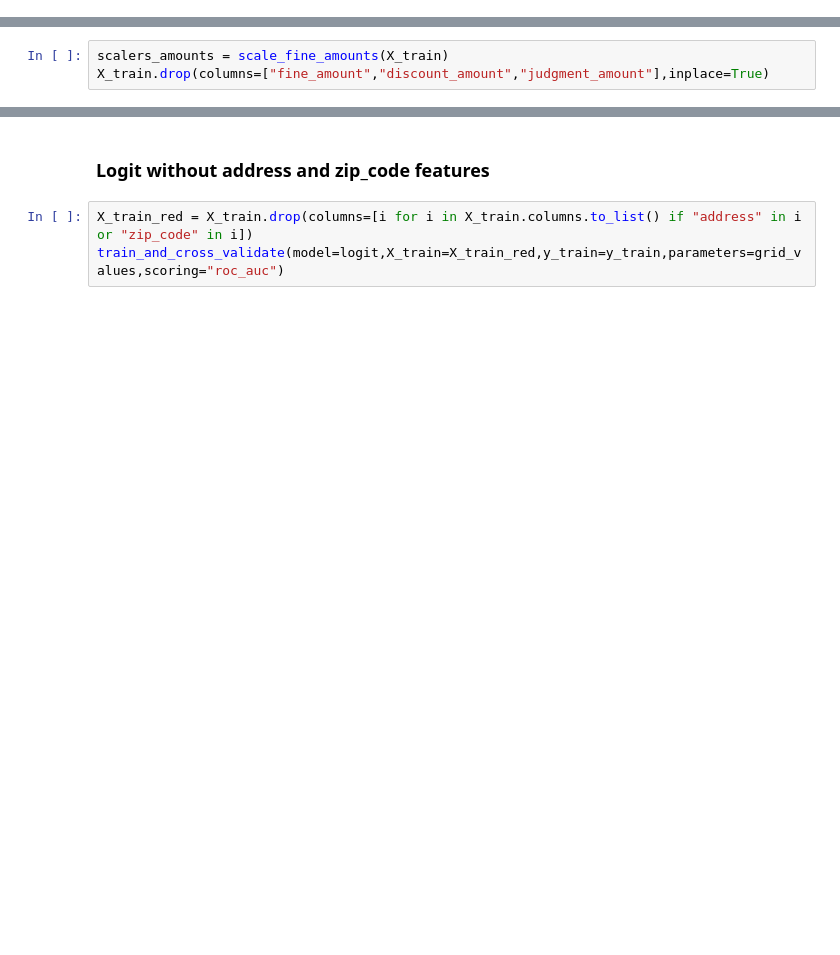
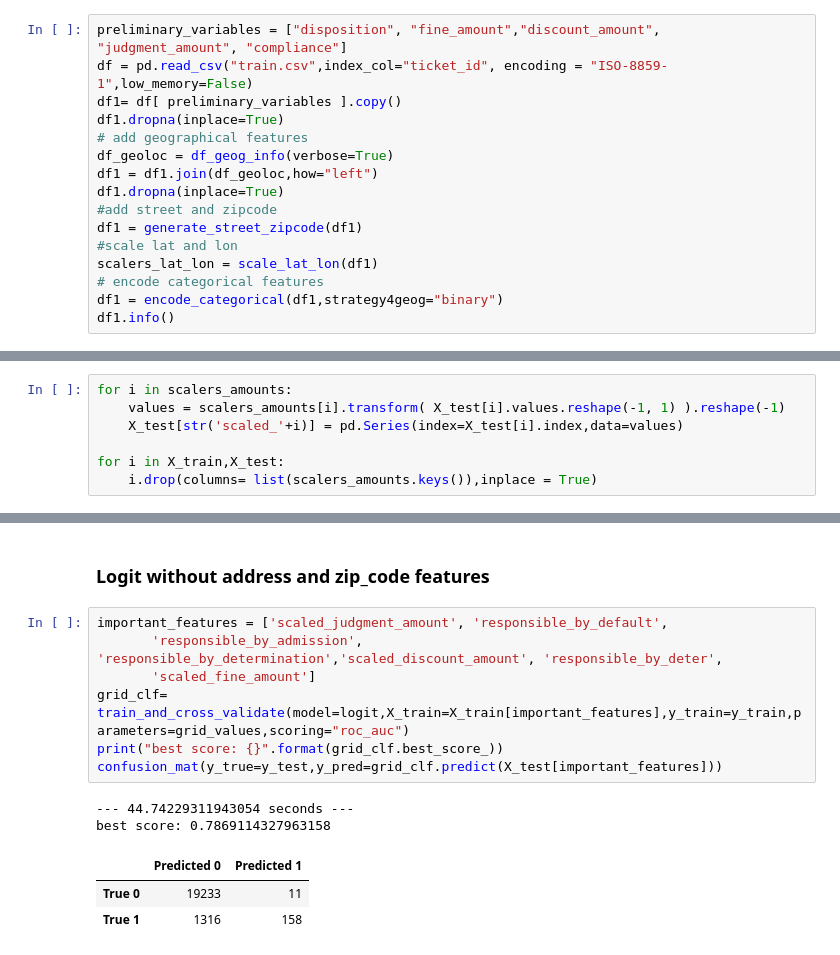
Before and after one commit to cesarliz10/predicting_property_fines_payment, a Jupyter notebook: 2_Classification_LogisticRegression.ipynb, the cells around one changed output, grey strips where cells are left out. Drawn from its saved outputs; the diff is of its cells as text; blank space fills up the shorter version.

Commit message:
training and cross validation for logistic regression and random forrest. Confusion Matrix results and Feature importances are shown

```diff
--- a/2_Classification_LogisticRegression.ipynb
+++ b/2_Classification_LogisticRegression.ipynb
@@ -68,0 +14,16 @@ Variable address:
+# %%
+preliminary_variables = ["disposition", "fine_amount","discount_amount", "judgment_amount", "compliance"]
+df = pd.read_csv("train.csv",index_col="ticket_id", encoding = "ISO-8859-1",low_memory=False)
+df1= df[ preliminary_variables ].copy()
+df1.dropna(inplace=True)
+# add geographical features
+df_geoloc = df_geog_info(verbose=True)
+df1 = df1.join(df_geoloc,how="left")
+df1.dropna(inplace=True)
+#add street and zipcode
+df1 = generate_street_zipcode(df1)
+#scale lat and lon
+scalers_lat_lon = scale_lat_lon(df1)
+# encode categorical features
+df1 = encode_categorical(df1,strategy4geog="binary")
+df1.info()
@@ -76,6 +55,3 @@ X_train, X_test, y_train, y_test = train_test_split(df1[features], df1[target],
 # %% [markdown]
 ### Scaling  features related with fines amounts
 - The features related with fine amounts are normalized but not center around the mean.
-# %%
-scalers_amounts = scale_fine_amounts(X_train)
-X_train.drop(columns=["fine_amount","discount_amount","judgment_amount"],inplace=True)
@@ -81,0 +60,7 @@ X_train.drop(columns=["fine_amount","discount_amount","judgment_amount"],inplace
+# %%
+for i in scalers_amounts:
+    values = scalers_amounts[i].transform( X_test[i].values.reshape(-1, 1) ).reshape(-1)
+    X_test[str('scaled_'+i)] = pd.Series(index=X_test[i].index,data=values)
+
+for i in X_train,X_test:
+    i.drop(columns= list(scalers_amounts.keys()),inplace = True)
@@ -209,5 +173,15 @@ feature_importances_logit(grid_clf,X_train_no_outl)
 # %% [markdown]
 ### Logit without address and zip_code features
-# %%
-X_train_red = X_train.drop(columns=[i for i in X_train.columns.to_list() if "address" in i or "zip_code" in i])
-train_and_cross_validate(model=logit,X_train=X_train_red,y_train=y_train,parameters=grid_values,scoring="roc_auc")
+# %%
+important_features = ['scaled_judgment_amount', 'responsible_by_default',
+       'responsible_by_admission', 'responsible_by_determination','scaled_discount_amount', 'responsible_by_deter',
+       'scaled_fine_amount']
+grid_clf= train_and_cross_validate(model=logit,X_train=X_train[important_features],y_train=y_train,parameters=grid_values,scoring="roc_auc")
+print("best score: {}".format(grid_clf.best_score_))
+confusion_mat(y_true=y_test,y_pred=grid_clf.predict(X_test[important_features]))
+# %% [output]
+--- 44.74229311943054 seconds ---
+best score: 0.7869114327963158
+|  | Predicted 0 | Predicted 1 |
+| True 0 | 19233 | 11 |
+| True 1 | 1316 | 158 |
```
Also changed, not shown: parts of 23 cells of this notebook, 2 other files.
